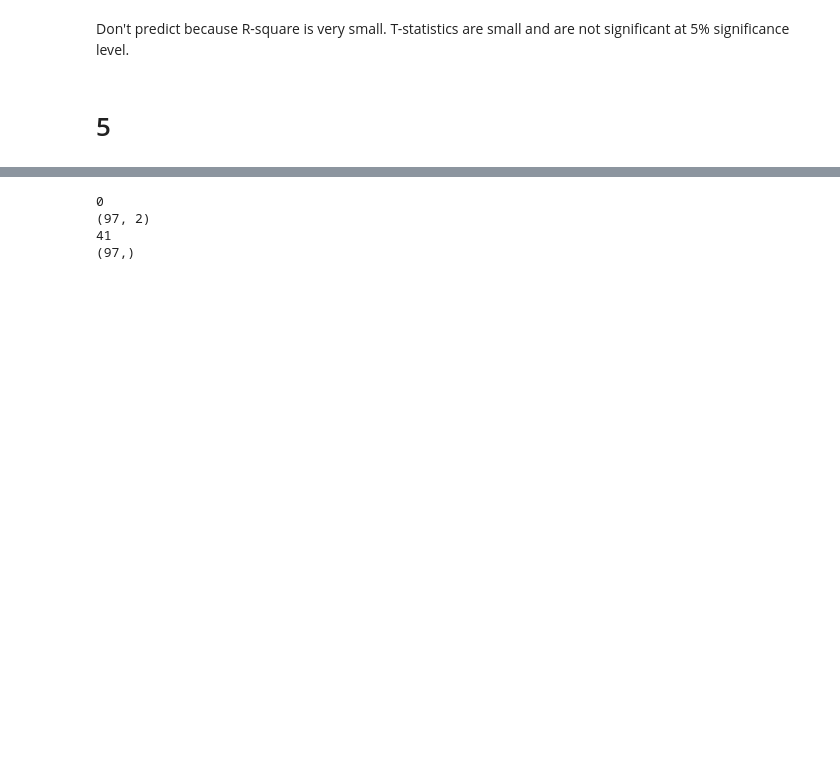
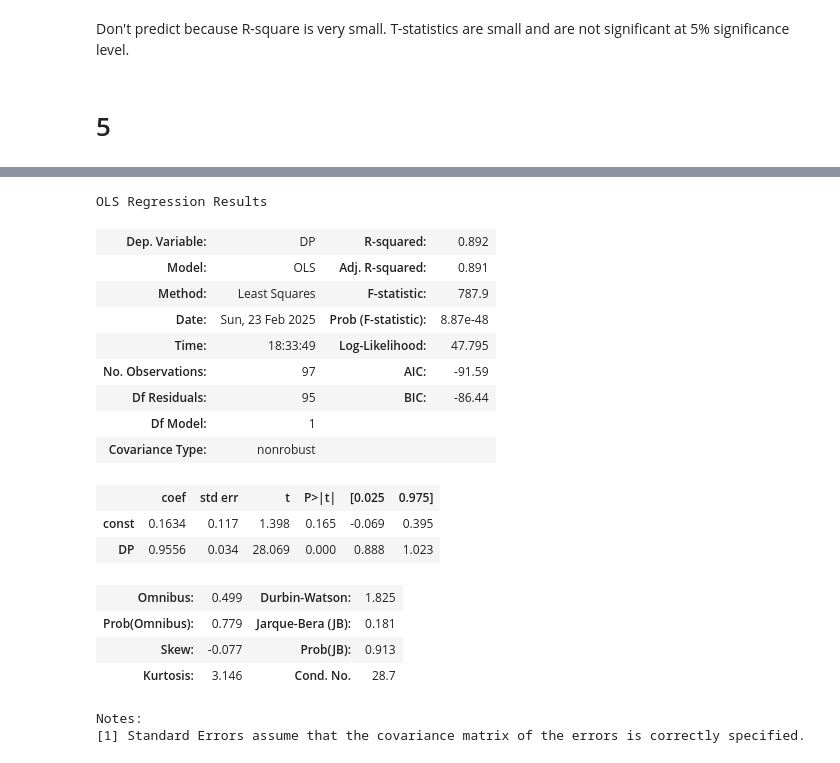
Before and after one commit to JiaqiSun45635/AP, a Jupyter notebook: MFE AP PW2.ipynb, the cells around one changed output, grey strips where cells are left out. Drawn from its saved outputs; the diff is of its cells as text; code cells hidden in the pictures; blank space fills up the shorter version.

```diff
--- a/MFE AP PW2.ipynb
+++ b/MFE AP PW2.ipynb
@@ -372,20 +447,19 @@ Don't predict because R-square is very small. T-statistics are small and are not
 # %%
-# equation (7)
-
+# equation 8
 # 1927-2024
 # payout ratio
 X = -np.log(q1['DP'][:-1]).reset_index(drop=True)
 
 # dividend growth
-Y = np.log(q1['Real DG'][1:]).reset_index(drop=True)
+Y = -np.log(q1['DP'][1:]).reset_index(drop=True)
+
+# Add constant term for regression
+X = sm.add_constant(X)
+
+eq8 = sm.OLS(Y, X).fit()
+
+a_eq8 = eq8.params['const']
+b_eq8 = eq8.params['DP']
+t_stat_a_eq8 = eq8.tvalues['const']
+t_stat_b_eq8 = eq8.tvalues['DP']
+adj_r2_eq8 = eq8.rsquared_adj
-# %%
-# check for NA values
-print(X.isna().sum())
-print(X.shape)
-print(Y.isna().sum())
-print(Y.shape)
-# %% [output]
-0
-(97, 2)
-41
-(97,)
@@ -406,0 +466,22 @@ model_1927_2024 = sm.OLS(Y_cleaned, X_cleaned).fit()
+# %%
+eq8.summary()
+# %% [output]
+OLS Regression Results
+| Dep. Variable: | DP | R-squared: | 0.892 |
+| Model: | OLS | Adj. R-squared: | 0.891 |
+| Method: | Least Squares | F-statistic: | 787.9 |
+| Date: | Sun, 23 Feb 2025 | Prob (F-statistic): | 8.87e-48 |
+| Time: | 18:33:49 | Log-Likelihood: | 47.795 |
+| No. Observations: | 97 | AIC: | -91.59 |
+| Df Residuals: | 95 | BIC: | -86.44 |
+| Df Model: | 1 |  |  |
+| Covariance Type: | nonrobust |  |  |
+|  | coef | std err | t | P>|t| | [0.025 | 0.975] |
+| const | 0.1634 | 0.117 | 1.398 | 0.165 | -0.069 | 0.395 |
+| DP | 0.9556 | 0.034 | 28.069 | 0.000 | 0.888 | 1.023 |
+| Omnibus: | 0.499 | Durbin-Watson: | 1.825 |
+| Prob(Omnibus): | 0.779 | Jarque-Bera (JB): | 0.181 |
+| Skew: | -0.077 | Prob(JB): | 0.913 |
+| Kurtosis: | 3.146 | Cond. No. | 28.7 |
+Notes:
+[1] Standard Errors assume that the covariance matrix of the errors is correctly specified.
```
Also changed, not shown: parts of 15 cells of this notebook.
